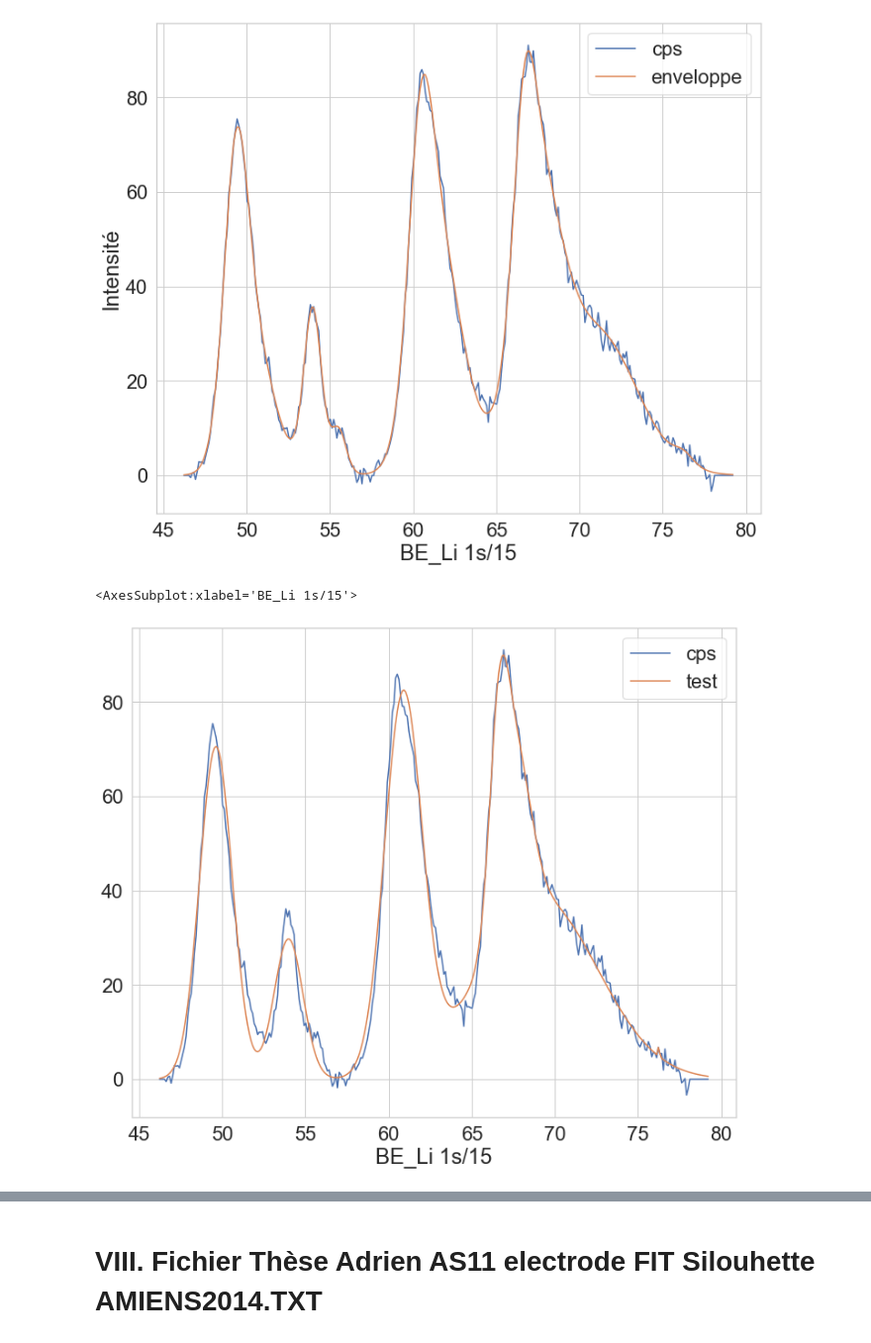
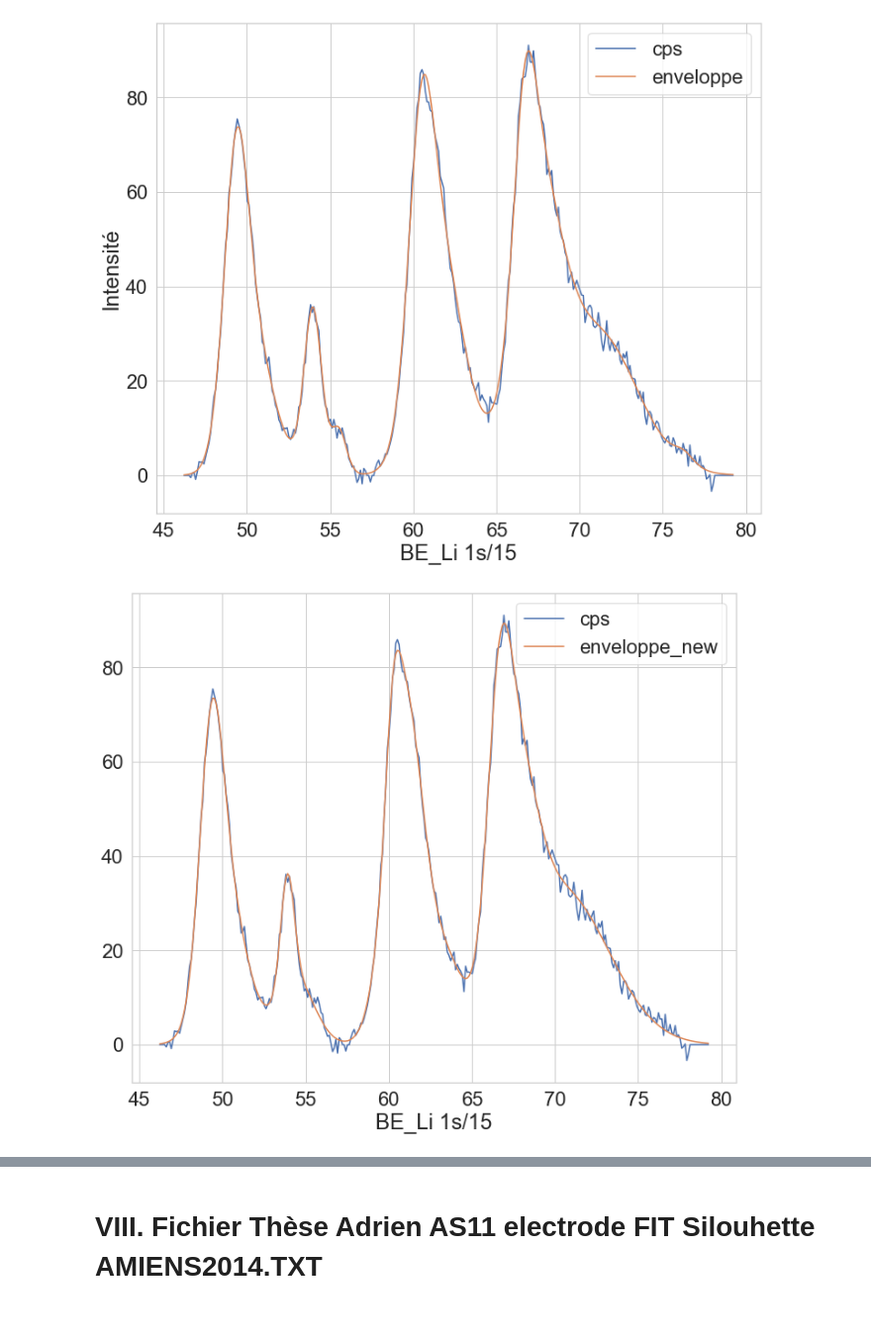
Before and after one commit to mblanchet002/PythonCMI, a Jupyter notebook: Projet_XPS.ipynb, the cells around one changed output, grey strips where cells are left out. Shown at 99% size. Drawn from its saved outputs; the diff is of its cells as text; code cells hidden in the pictures.

```diff
--- a/Projet_XPS.ipynb
+++ b/Projet_XPS.ipynb
@@ -409,7 +406,7 @@ popt, pcov = curve_fit(
 # %%
 print(popt)
 g=huit_gaussiennes(data["be"],popt[0],popt[1],popt[2],popt[3],popt[4],popt[5],popt[6],popt[7],popt[8],popt[9],popt[10],popt[11],popt[12],popt[13],popt[14],popt[15],popt[16],popt[17],popt[18],popt[19],popt[20],popt[21],popt[22],popt[23])
-data["teste1"]=g
+data["enveloppe_new"]=g
 (data.iloc[:,[0,-1]]).plot(figsize=(12, 10), legend=True)
 # %% [output]
 [400.53652962 112.01082491 165.46958988 170.10688998 106.35688689
@@ -432,16 +429,3 @@ def somme_gaussiennes (x,*args):
     for i in range(int(longueur)):
         res = res + gaussienne(x, args[i],args[i+int(longueur)],args[i+2*int(longueur)])
     return res
-# %%
-mu=[50,55,61,62,68,71,84,89]
-a=[400,200,200,200,200,60,150,60]
-sigma=[1,1,1,1,1,2,1,2]
-popt, pcov = curve_fit(
-    f=somme_gaussiennes,       # model function
-    xdata=data["be"],   # x data
-    ydata=data["cps"],   # y data
-    p0=[a,mu, sigma],      # initial value of the parameters
-)
-
-data["test"]=somme_gaussiennes(data["be"],*popt)
-(data.iloc[:,[0,-1]]).plot(figsize=(12, 10), legend=True)
@@ -454,0 +432,12 @@ data["test"]=somme_gaussiennes(data["be"],*popt)
+# %%
+def creation_enveloppe(data, fonction, a, mu, sigma):
+    popt, pcov = curve_fit(
+        f=fonction,     # model function
+        xdata=data["be"],   # x data
+        ydata=data["cps"],   # y data
+        p0=[a,mu, sigma],      # initial value of the parameters
+    )
+    data["enveloppe_new"] = fonction(data["be"],*popt)
+# %%
+def affiche_courbes(data, column_index):
+    (data.iloc[:,[0, column_index]]).plot(figsize=(12, 10), legend=True)
@@ -792,21 +749,13 @@ plt.ylabel("Intensité")
 Text(0, 0.5, 'Intensité')
 [figure]
 # %%
-mu=[49,54,56,61,67,72,76]
-a=[75,35,10,80,90,30,10]
-sigma=[1,1,1,1,1,1,1]
-popt, pcov = curve_fit(
-    f=somme_gaussiennes,       # model function
-    xdata=data["be"],   # x data
-    ydata=data["cps"],   # y data
-    p0=[a,mu, sigma],      # initial value of the parameters
-)
-
-data["test"]=somme_gaussiennes(data["be"],*popt)
-(data.iloc[:,[0,-1]]).plot(figsize=(12, 10), legend=True)
+mu=[50,50,54,55,61,62,67,67,72,75]
+a=[45,20,20,10,50,25,58,29,15,10]
+sigma=[1,1,1,1,1,1,1,2,2,2]
+creation_enveloppe(data, somme_gaussiennes, a, mu, sigma)
+affiche_courbes(data,-1)
 # %% [output]
-<AxesSubplot:xlabel='BE_Li 1s/15'>
-[figure, old version]
+[figure, new version]
 # %% [markdown]
 </br>
 </br>
```
Also changed, not shown: parts of 29 cells of this notebook.
